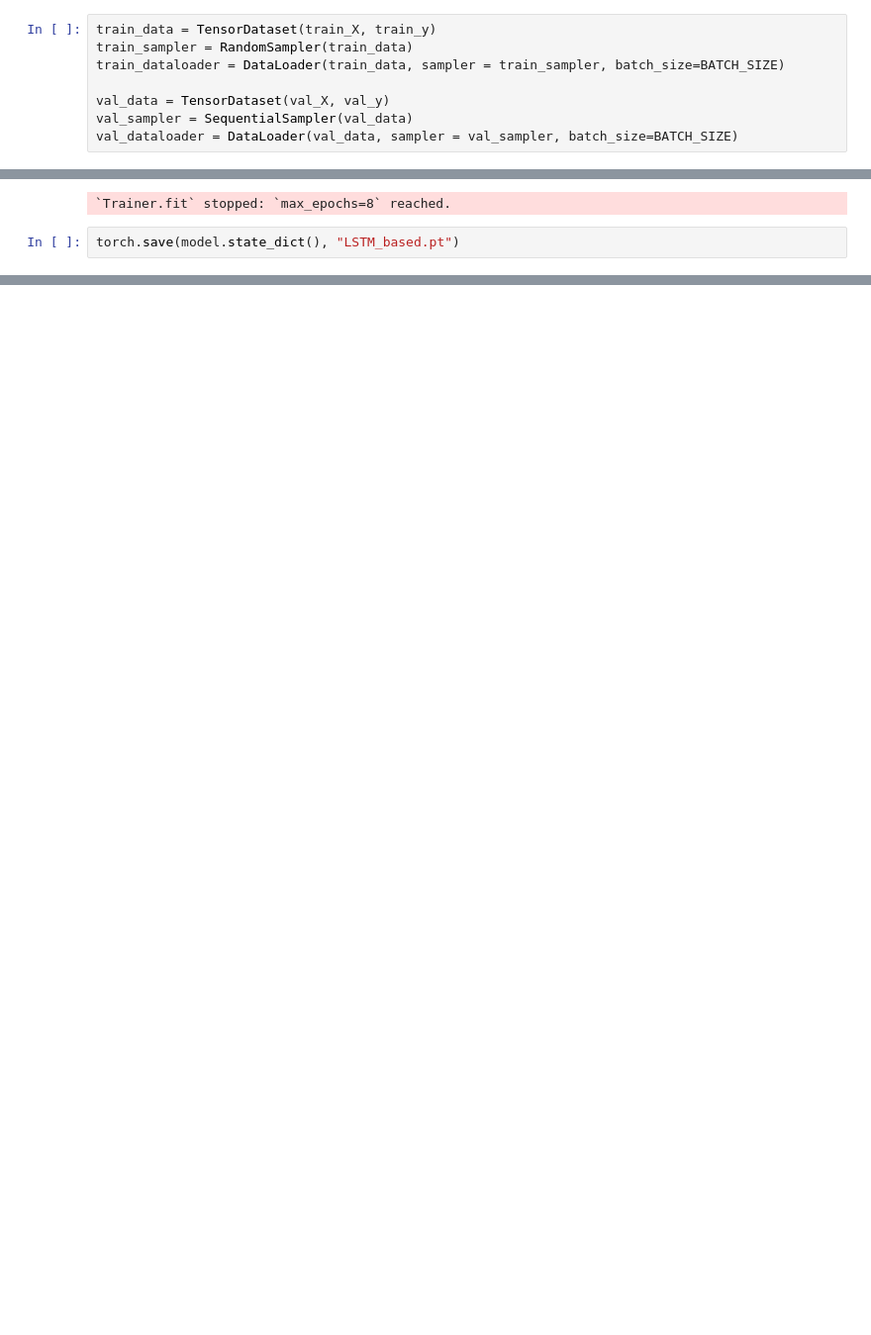
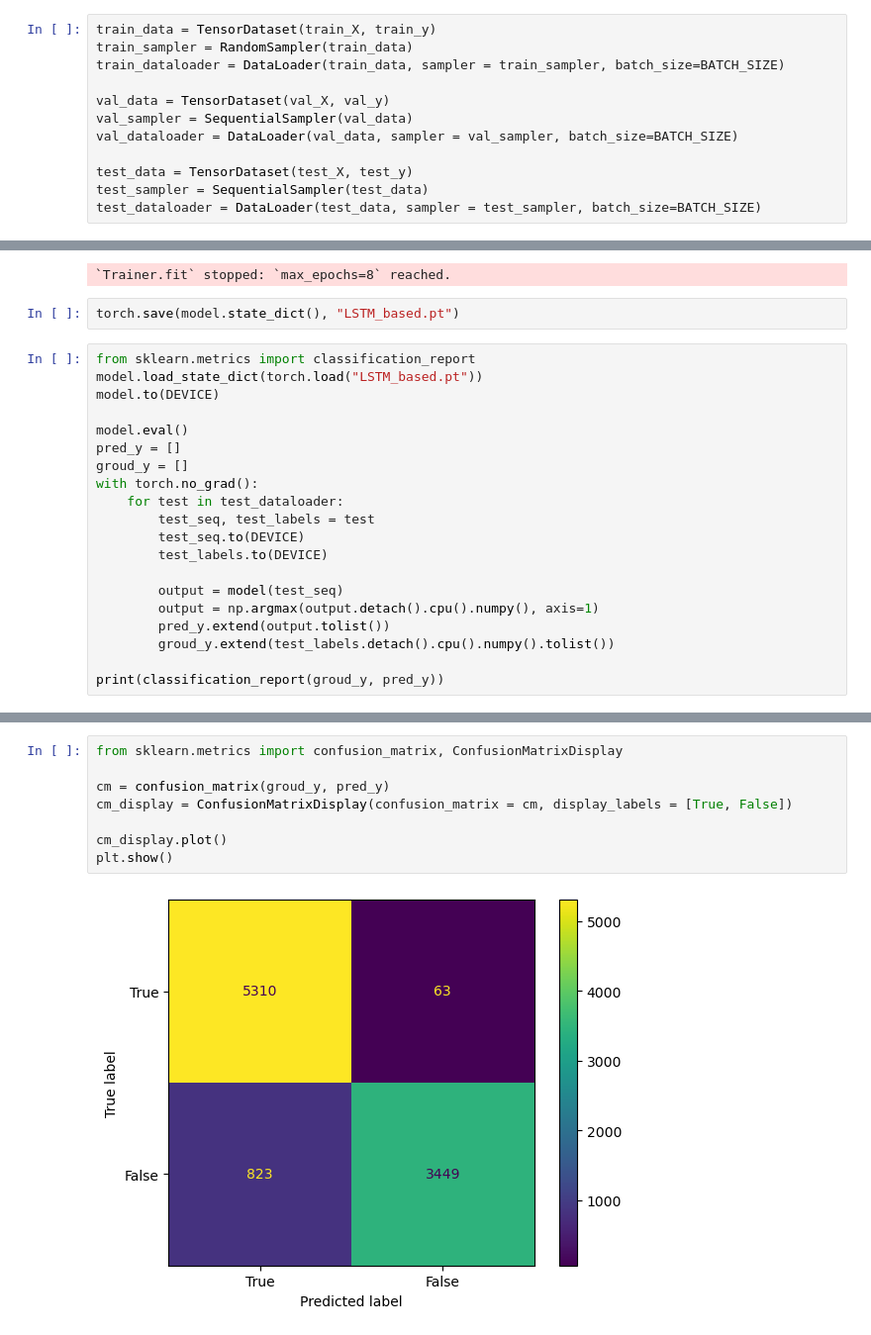
Before and after one commit to jlguo9/Fake-News-Detection, a Jupyter notebook: Project/Jialiang Guo/LSTM_based_model/LSTM_based.ipynb, the cells around one changed output, grey strips where cells are left out. Shown at 99% size. Cells and saved outputs as stored; diff of their text form; blank space fills up the shorter version.

Commit message:
update lstm model and add eval

```diff
--- a/Project/Jialiang Guo/LSTM_based_model/LSTM_based.ipynb
+++ b/Project/Jialiang Guo/LSTM_based_model/LSTM_based.ipynb
@@ -96,6 +110,10 @@ train_dataloader = DataLoader(train_data, sampler = train_sampler, batch_size=BA
 val_data = TensorDataset(val_X, val_y)
 val_sampler = SequentialSampler(val_data)
 val_dataloader = DataLoader(val_data, sampler = val_sampler, batch_size=BATCH_SIZE)
+
+test_data = TensorDataset(test_X, test_y)
+test_sampler = SequentialSampler(test_data)
+test_dataloader = DataLoader(test_data, sampler = test_sampler, batch_size=BATCH_SIZE)
 # %% [markdown]
 ## Define Word Embedding
 # %%
@@ -260,3 +277,23 @@ To enable them in other operations, rebuild TensorFlow with the appropriate comp
 `Trainer.fit` stopped: `max_epochs=8` reached.
 # %%
 torch.save(model.state_dict(), "LSTM_based.pt")
+# %%
+from sklearn.metrics import classification_report
+model.load_state_dict(torch.load("LSTM_based.pt"))
+model.to(DEVICE)
+
+model.eval()
+pred_y = []
+groud_y = []
+with torch.no_grad():
+    for test in test_dataloader:
+        test_seq, test_labels = test
+        test_seq.to(DEVICE)
+        test_labels.to(DEVICE)
+
+        output = model(test_seq)
+        output = np.argmax(output.detach().cpu().numpy(), axis=1)
+        pred_y.extend(output.tolist())
+        groud_y.extend(test_labels.detach().cpu().numpy().tolist())
+
+print(classification_report(groud_y, pred_y))
@@ -262,0 +309,10 @@ torch.save(model.state_dict(), "LSTM_based.pt")
+# %%
+from sklearn.metrics import confusion_matrix, ConfusionMatrixDisplay
+
+cm = confusion_matrix(groud_y, pred_y)
+cm_display = ConfusionMatrixDisplay(confusion_matrix = cm, display_labels = [True, False])
+
+cm_display.plot()
+plt.show()
+# %% [output]
+[figure, added]
```
Also changed, not shown: parts of 7 cells of this notebook.
